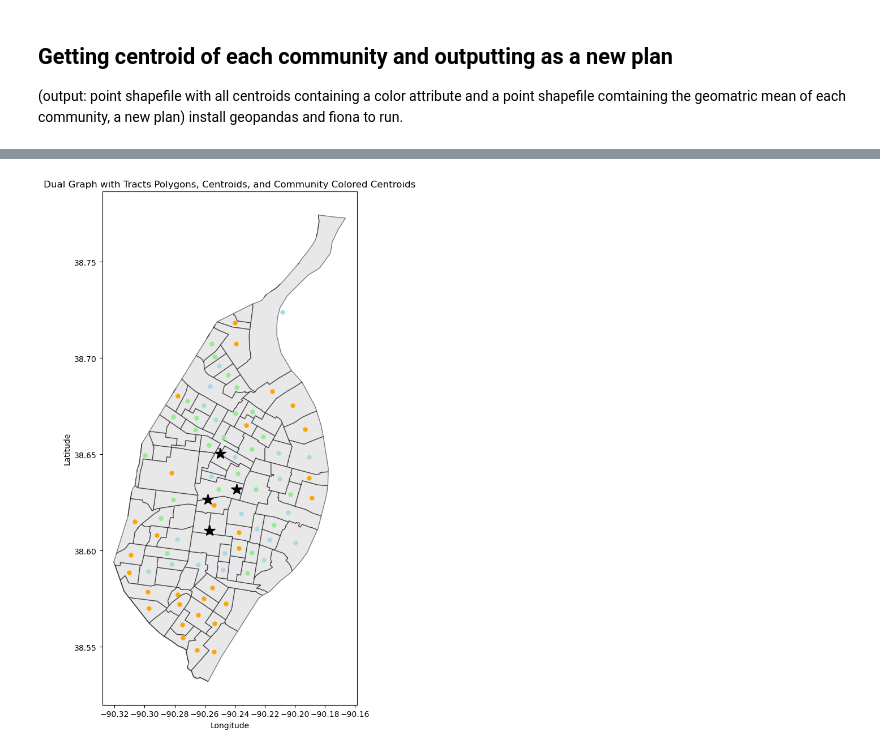
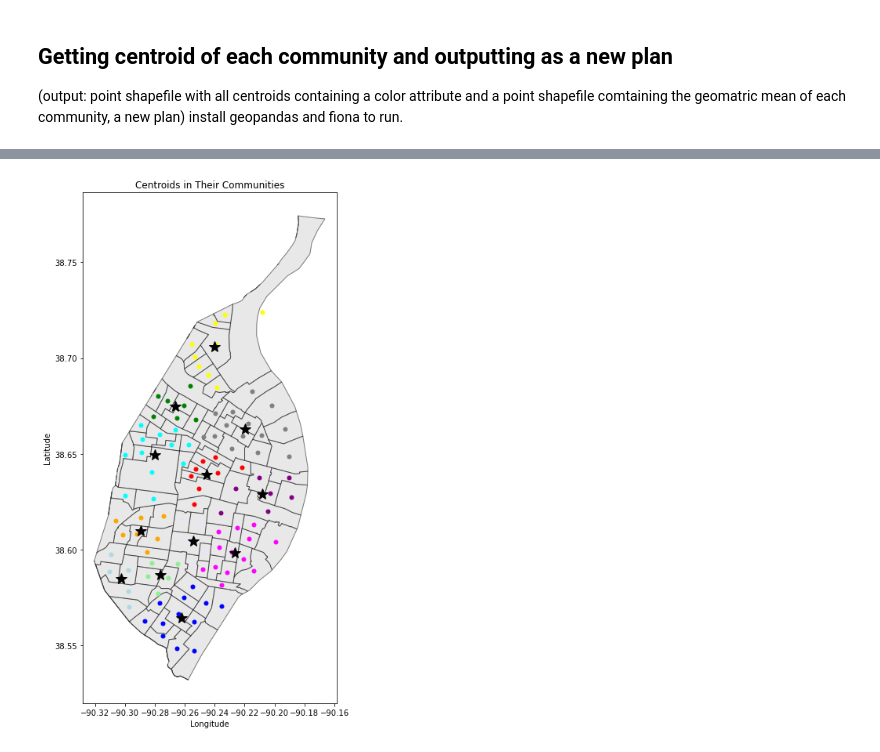
Before and after one commit to juliatompkins/trio-capstone, a Jupyter notebook: algorithms code/graph community clustering.ipynb, the cells around one changed output, grey strips where cells are left out. Saved outputs shown, nothing was run; the diff lists cells and outputs as text; code cells hidden in the pictures.

```diff
--- a/algorithms code/graph community clustering.ipynb
+++ b/algorithms code/graph community clustering.ipynb
@@ -224,36 +267,43 @@ nodes_gdf.to_file(r"C:\Users\dodie\Downloads\spring 2024\trio-capstone\data pull
 # %%
 # Read the tracts shapefile
-#tracts = gpd.read_file(r"data\census tracts\CensusTractsStl.shp")
-tracts = gpd.read_file(r"C:\Users\dodie\Downloads\spring 2024\trio-capstone\data pulling code\data\census tracts\CensusTractsStl.shp")
+tracts = gpd.read_file(r"data\census tracts\CensusTractsStl.shp")
+#tracts = gpd.read_file(r"C:\Users\dodie\Downloads\spring 2024\trio-capstone\data pulling code\data\census tracts\CensusTractsStl.shp")
 
 # Plotting the graph and tracts polygons
 fig, ax = plt.subplots(figsize=(10, 10))
 
 # Plot tracts polygons
 tracts.plot(ax=ax, color='lightgray', edgecolor='black', alpha=0.5)
 
-# Create a colormap based on the 'color' field of coloredCentroids
-coloredCentroids = gpd.read_file(r"C:\Users\dodie\Downloads\spring 2024\trio-capstone\data pulling code\data\centroidsColoredByCommunity.shp")
-colors_dict = {key: value for key, value in zip(coloredCentroids['color'], coloredCentroids['color'])}
-colormap = ListedColormap(list(colors_dict.values()))
+coloredCentroids = gpd.read_file(r"data\centroidsColoredByCommunity.shp")
+#coloredCentroids = gpd.read_file(r"C:\Users\dodie\Downloads\spring 2024\trio-capstone\data pulling code\data\centroidsColoredByCommunity.shp
+color_dict = {0:'lightgreen', 1:'lightblue', 2:'lavender', 3:'orange', 4:'red', 5:'purple', 6:'yellow', 7:'green', 8:'blue', 9:'magenta', 10:'cyan', 11:'gray'}
+cmap = ListedColormap([color_dict[i] for i in range(len(color_dict))])
 
+coloredCentroids.head()
+
+
+#uncomment this if you want prettier colors but uglier code
 # Plot centroids from centroidsColoredByCommunity.shp with colormap
 for _, row in coloredCentroids.iterrows():
     centroid = row['geometry'].centroid  # Get centroid of the polygon
-    color = colors_dict[row['color']]
+    color = color_dict[row['color']]
     ax.plot(centroid.x, centroid.y, marker='o', color=color, markersize=5)  # Use colormap for centroids
 
+#uncomment this if you want uglier colors but sinmpler code
+#coloredCentroids.plot(ax=ax, column='color', cmap=cmap, legend=True)
+
 # Plot centroids of polygons from newPlanClust.shp
-#newPlan = gpd.read_file(r"data\newPlanClust.shp")
-newPlan = gpd.read_file(r"C:\Users\dodie\Downloads\spring 2024\trio-capstone\data pulling code\data\newPlanClust.shp")
+newPlan = gpd.read_file(r"data\newPlanClust.shp")
+#newPlan = gpd.read_file(r"C:\Users\dodie\Downloads\spring 2024\trio-capstone\data pulling code\data\newPlanClust.shp")
 for _, row in newPlan.iterrows():
     centroid = row['geometry'].centroid  # Get centroid of the polygon
     ax.plot(centroid.x, centroid.y, marker='*', color='black', markersize=15)
 
-ax.set_title('Dual Graph with Tracts Polygons, Centroids, and Community Colored Centroids')
+ax.set_title('Centroids in Their Communities')
 ax.set_xlabel('Longitude')
 ax.set_ylabel('Latitude')
 plt.tight_layout()
 plt.show()
 # %% [output]
-[figure, old version]
+[figure, new version]
```
Also changed, not shown: parts of 5 cells of this notebook, 5 other files.
